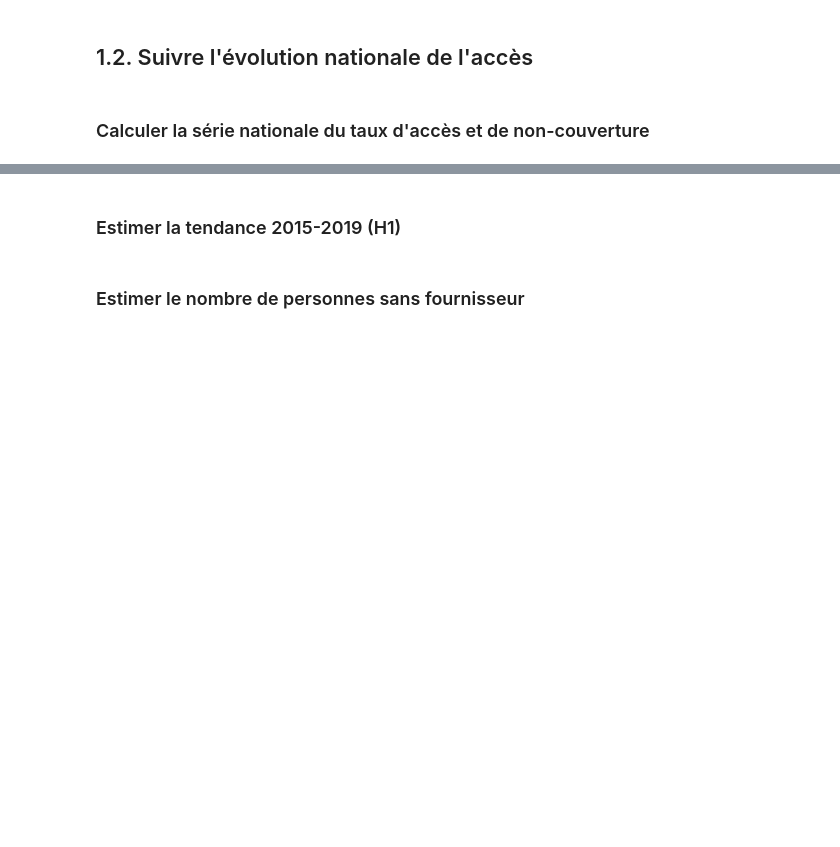
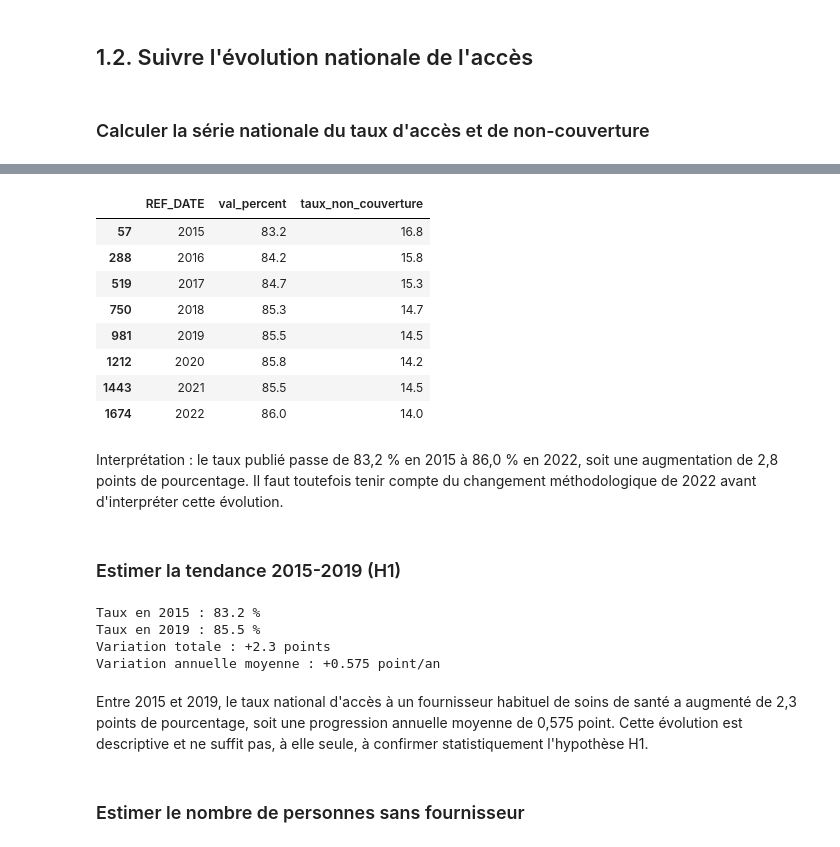
Before and after one commit to abdn-fz/canada-healthcare-access-analysis, a Jupyter notebook: notebooks/eda_healthcare_access.ipynb, the cells around one changed output, grey strips where cells are left out. Drawn from its saved outputs; the diff is of its cells as text; code cells hidden in the pictures; blank space fills up the shorter version.

```diff
--- a/notebooks/eda_healthcare_access.ipynb
+++ b/notebooks/eda_healthcare_access.ipynb
@@ -622,4 +638,67 @@ df_analytic.to_csv('../data/table_analytique_nettoyee.csv', index=False, encodin
+# %%
+
+# Sélectionner le Canada, les deux sexes et les 12 ans et plus
+df_national = df[
+    (df["GEO"] == "Canada (excluding territories)") &
+    (df["Age group"] == "Total, 12 years and over") &
+    (df["Sex"] == "Both sexes")
+].copy()
+
+# Calculer le taux de non-couverture
+df_national["taux_non_couverture"] = 100 - df_national["val_percent"]
+
+# Afficher la série chronologique
+resultat_national = df_national[
+    ["REF_DATE", "val_percent", "taux_non_couverture"]
+].sort_values("REF_DATE")
+
+display(resultat_national)
+# %% [output]
+|  | REF_DATE | val_percent | taux_non_couverture |
+| 57 | 2015 | 83.2 | 16.8 |
+| 288 | 2016 | 84.2 | 15.8 |
+| 519 | 2017 | 84.7 | 15.3 |
+| 750 | 2018 | 85.3 | 14.7 |
+| 981 | 2019 | 85.5 | 14.5 |
+| 1212 | 2020 | 85.8 | 14.2 |
+| 1443 | 2021 | 85.5 | 14.5 |
+| 1674 | 2022 | 86.0 | 14.0 |
+# %% [markdown]
+Interprétation : le taux publié passe de 83,2 % en 2015 à 86,0 % en 2022, soit une augmentation de 2,8 points de pourcentage. Il faut toutefois tenir compte du changement méthodologique de 2022 avant d'interpréter cette évolution.
 # %% [markdown]
 ### Estimer la tendance 2015-2019 (H1)
+# %%
+
+# Sélectionner les années 2015 à 2019
+periode = resultat_national[
+    resultat_national["REF_DATE"].between(2015, 2019)
+]
+
+# Récupérer les taux de début et de fin
+taux_2015 = periode.loc[
+    periode["REF_DATE"] == 2015, "val_percent"
+].iloc[0]
+
+taux_2019 = periode.loc[
+    periode["REF_DATE"] == 2019, "val_percent"
+].iloc[0]
+
+# Calculer la variation en points de pourcentage
+variation = taux_2019 - taux_2015
+
+# Calculer la variation annuelle moyenne
+variation_annuelle = variation / (2019 - 2015)
+
+print(f"Taux en 2015 : {taux_2015:.1f} %")
+print(f"Taux en 2019 : {taux_2019:.1f} %")
+print(f"Variation totale : {variation:+.1f} points")
+print(f"Variation annuelle moyenne : {variation_annuelle:+.3f} point/an")
+# %% [output]
+Taux en 2015 : 83.2 %
+Taux en 2019 : 85.5 %
+Variation totale : +2.3 points
+Variation annuelle moyenne : +0.575 point/an
+# %% [markdown]
+Entre 2015 et 2019, le taux national d'accès à un fournisseur habituel de soins de santé a augmenté de 2,3 points de pourcentage, soit une progression annuelle moyenne de 0,575 point. Cette évolution est descriptive et ne suffit pas, à elle seule, à confirmer statistiquement l'hypothèse H1.
 # %% [markdown]
 ### Estimer le nombre de personnes sans fournisseur
```
Also changed, not shown: parts of 6 cells of this notebook.
